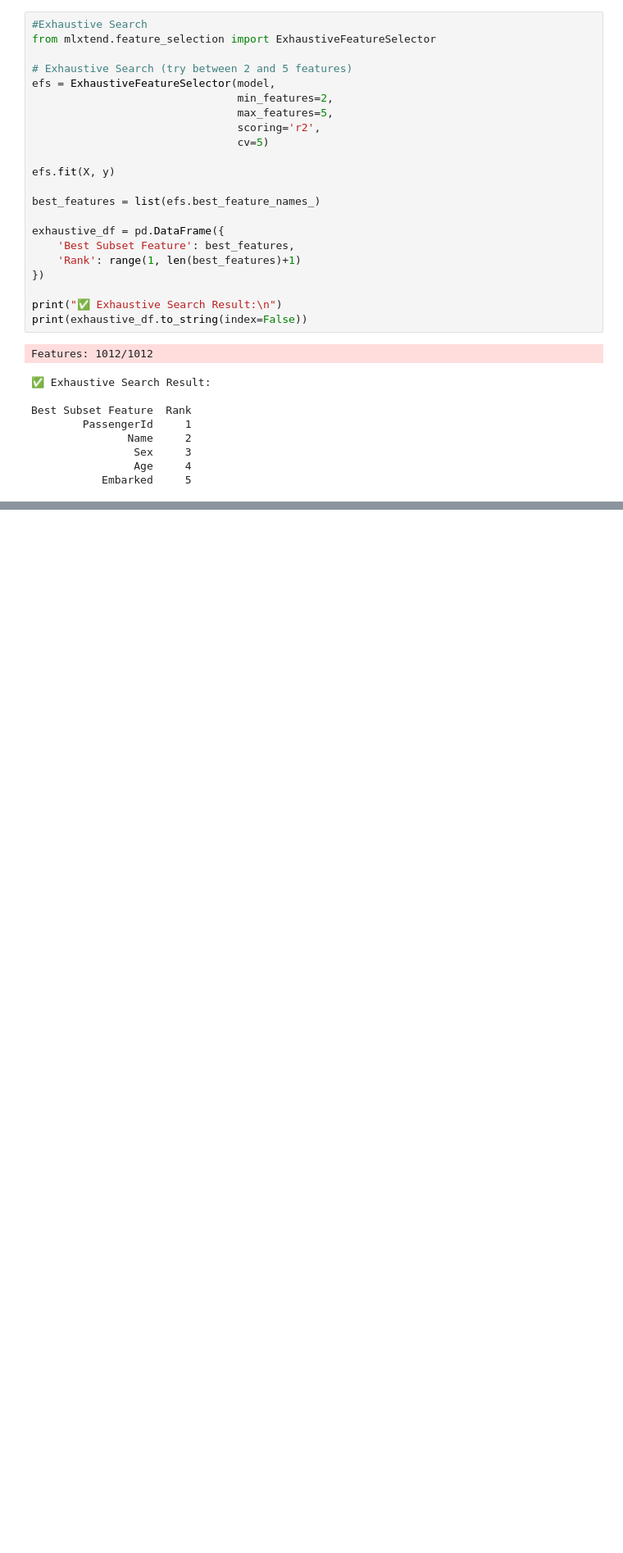
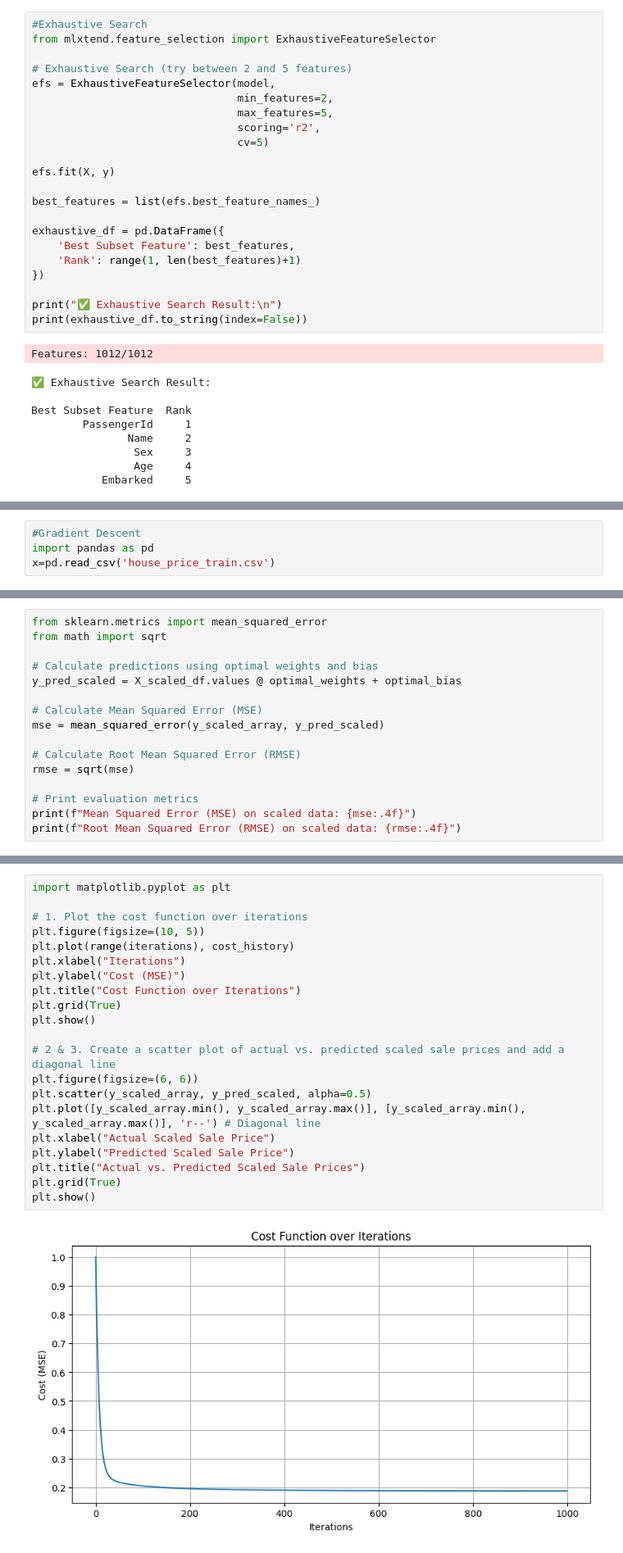
Before and after one commit to SHASHANK8412/IRIS, a Jupyter notebook: ML.ipynb, the cells around one changed output, grey strips where cells are left out. Shown: that part at 82% size. Saved outputs shown, nothing was run; the diff lists cells and outputs as text; blank space fills up the shorter version.

```diff
--- a/ML.ipynb
+++ b/ML.ipynb
@@ -694,0 +856,4 @@ Best Subset Feature  Rank
+# %%
+#Gradient Descent
+import pandas as pd
+x=pd.read_csv('house_price_train.csv')
@@ -694,0 +1017,16 @@ Best Subset Feature  Rank
+# %%
+from sklearn.metrics import mean_squared_error
+from math import sqrt
+
+# Calculate predictions using optimal weights and bias
+y_pred_scaled = X_scaled_df.values @ optimal_weights + optimal_bias
+
+# Calculate Mean Squared Error (MSE)
+mse = mean_squared_error(y_scaled_array, y_pred_scaled)
+
+# Calculate Root Mean Squared Error (RMSE)
+rmse = sqrt(mse)
+
+# Print evaluation metrics
+print(f"Mean Squared Error (MSE) on scaled data: {mse:.4f}")
+print(f"Root Mean Squared Error (RMSE) on scaled data: {rmse:.4f}")
@@ -694,0 +1044,23 @@ Best Subset Feature  Rank
+# %%
+import matplotlib.pyplot as plt
+
+# 1. Plot the cost function over iterations
+plt.figure(figsize=(10, 5))
+plt.plot(range(iterations), cost_history)
+plt.xlabel("Iterations")
+plt.ylabel("Cost (MSE)")
+plt.title("Cost Function over Iterations")
+plt.grid(True)
+plt.show()
+
+# 2 & 3. Create a scatter plot of actual vs. predicted scaled sale prices and add a diagonal line
+plt.figure(figsize=(6, 6))
+plt.scatter(y_scaled_array, y_pred_scaled, alpha=0.5)
+plt.plot([y_scaled_array.min(), y_scaled_array.max()], [y_scaled_array.min(), y_scaled_array.max()], 'r--') # Diagonal line
+plt.xlabel("Actual Scaled Sale Price")
+plt.ylabel("Predicted Scaled Sale Price")
+plt.title("Actual vs. Predicted Scaled Sale Prices")
+plt.grid(True)
+plt.show()
+# %% [output]
+[figure, added]
```
Also changed, not shown: parts of 58 cells of this notebook.
